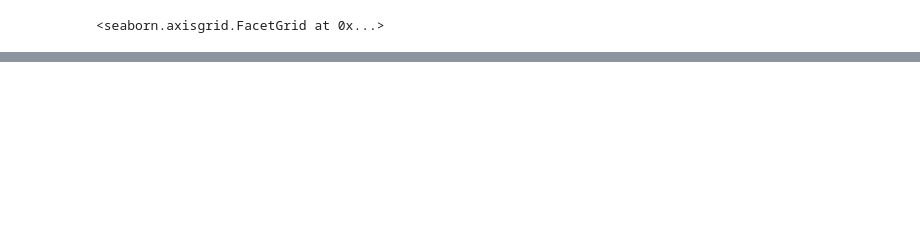
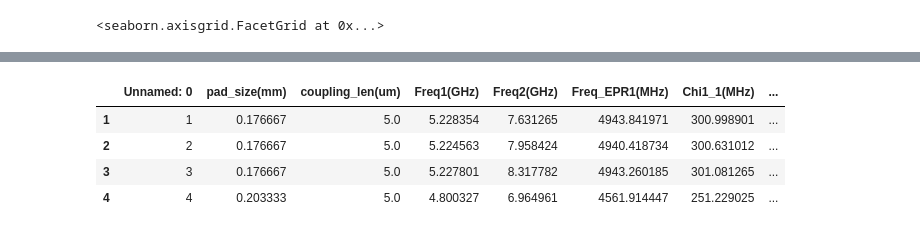
Before and after one commit to Wendywanw/Wendy-qiskit-code, a Jupyter notebook: data/qb_cpw_data_analysis.ipynb, the cells around one changed output, grey strips where cells are left out. Saved outputs shown, nothing was run; the diff lists cells and outputs as text; code cells hidden in the pictures; blank space fills up the shorter version.

```diff
--- a/data/qb_cpw_data_analysis.ipynb
+++ b/data/qb_cpw_data_analysis.ipynb
@@ -48,0 +299,10 @@ sns.relplot(data = data_f, size = 'coupling_len(um)', hue = 'Chi2_1(MHz)', x = '
+# %%
+dat = pd.read_csv('CPW_QB_freq_only_0324_2.csv')
+bol = dat['Chi2_1(MHz)']<1.2
+dat[bol]
+# %% [output]
+|  | Unnamed: 0 | pad_size(mm) | coupling_len(um) | Freq1(GHz) | Freq2(GHz) | Freq_EPR1(MHz) | Chi1_1(MHz) | ... |
+| 1 | 1 | 0.176667 | 5.0 | 5.228354 | 7.631265 | 4943.841971 | 300.998901 | ... |
+| 2 | 2 | 0.176667 | 5.0 | 5.224563 | 7.958424 | 4940.418734 | 300.631012 | ... |
+| 3 | 3 | 0.176667 | 5.0 | 5.227801 | 8.317782 | 4943.260185 | 301.081265 | ... |
+| 4 | 4 | 0.203333 | 5.0 | 4.800327 | 6.964961 | 4561.914447 | 251.229025 | ... |
```
Also changed, not shown: parts of 30 cells of this notebook, 2 other files.
